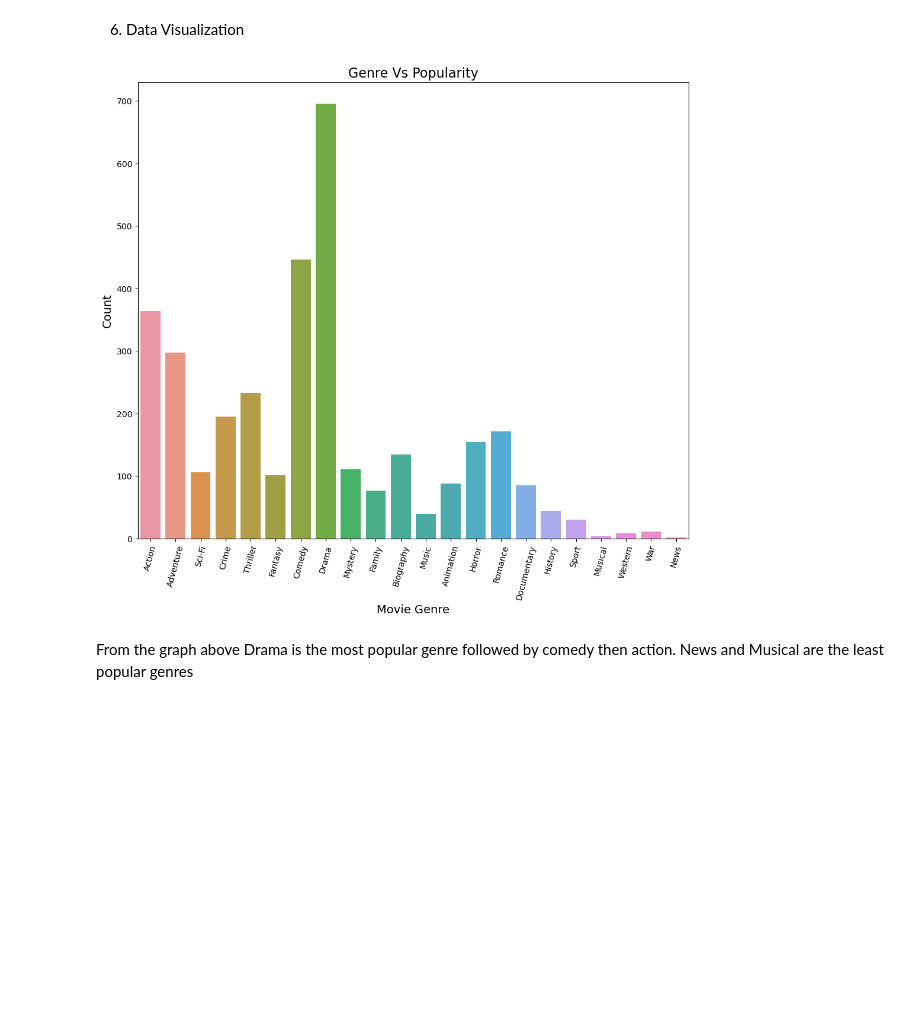
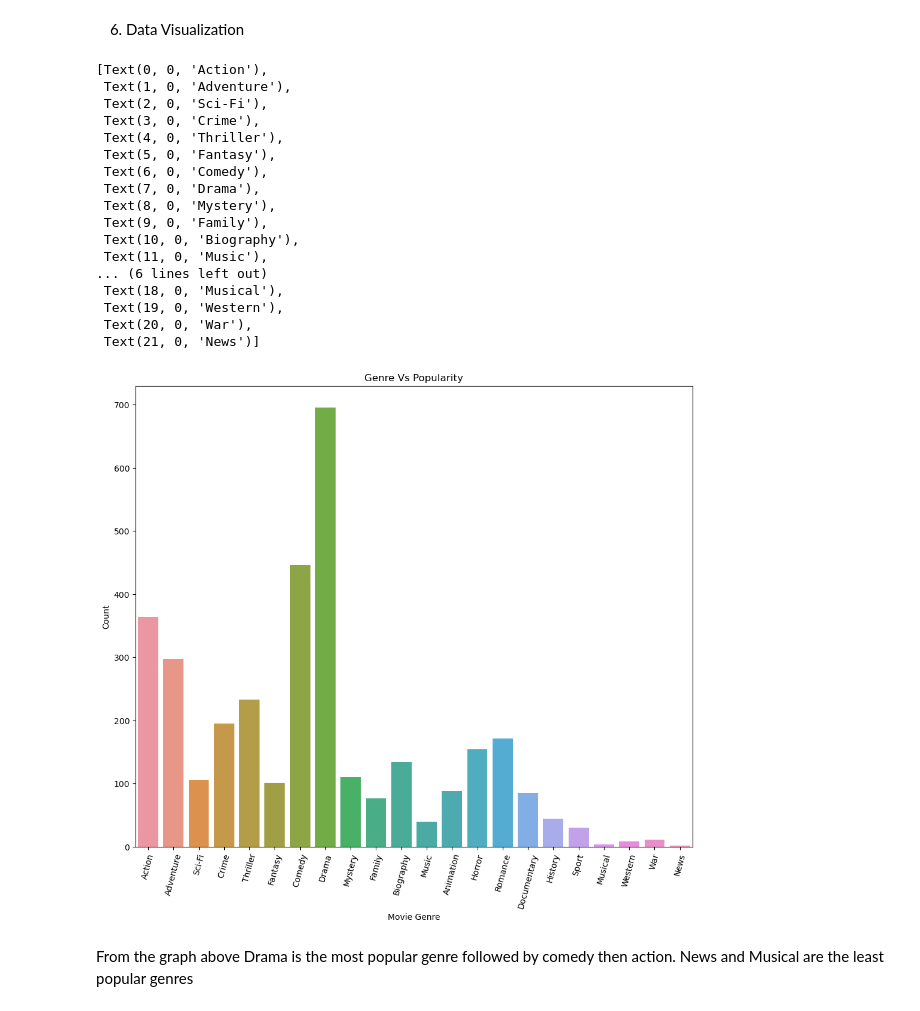
Before and after one commit to Kiptoo1960/dsc-phase-1-project-v2-4, a Jupyter notebook: student.ipynb, the cells around one changed output. Drawn from its saved outputs; the diff is of its cells as text; code cells hidden in the pictures; blank space fills up the shorter version.

```diff
--- a/student.ipynb
+++ b/student.ipynb
@@ -1032,22 +1032,38 @@ for key, values in count_1.items():
 # %%
 # plotting the data above
 
 
 fig, ax = plt.subplots(figsize=(12,10))
 
 x = genre
 y = count
 
 ax = sns.barplot(x = x, y = y, ax = ax)
 
-ax.set_title('Genre Vs Popularity', fontsize=16)
-ax.set_xlabel("Movie Genre",fontsize=14)
-ax.set_ylabel("Count", fontsize=14);
+ax.set_title('Genre Vs Popularity')
+ax.set_xlabel("Movie Genre")
+ax.set_ylabel("Count");
 
 ax.set_xticklabels(labels = x, rotation = 75)
-fig.savefig('Genres Vs Popularity.png');
 # %% [output]
+[Text(0, 0, 'Action'),
+ Text(1, 0, 'Adventure'),
+ Text(2, 0, 'Sci-Fi'),
+ Text(3, 0, 'Crime'),
+ Text(4, 0, 'Thriller'),
+ Text(5, 0, 'Fantasy'),
+ Text(6, 0, 'Comedy'),
+ Text(7, 0, 'Drama'),
+ Text(8, 0, 'Mystery'),
+ Text(9, 0, 'Family'),
+ Text(10, 0, 'Biography'),
+ Text(11, 0, 'Music'),
+... (6 lines left out)
+ Text(18, 0, 'Musical'),
+ Text(19, 0, 'Western'),
+ Text(20, 0, 'War'),
+ Text(21, 0, 'News')]
-[figure, old version]
+[figure, new version]
 # %% [markdown]
 From the graph above Drama is the most popular genre followed by comedy  then action. News and Musical are the least popular genres
 # %%
```
